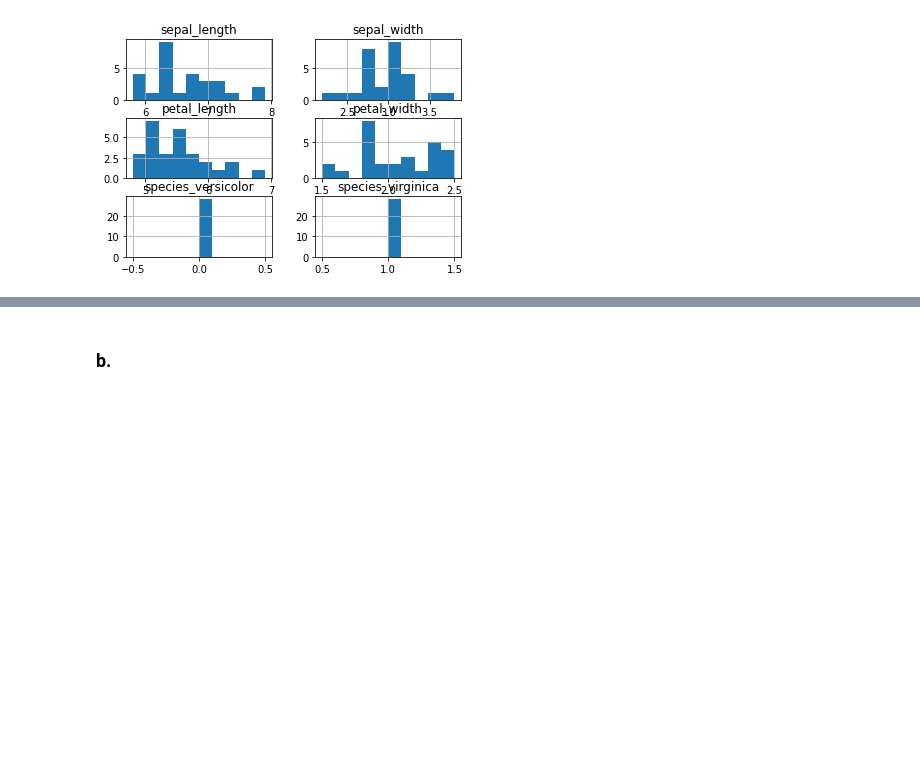
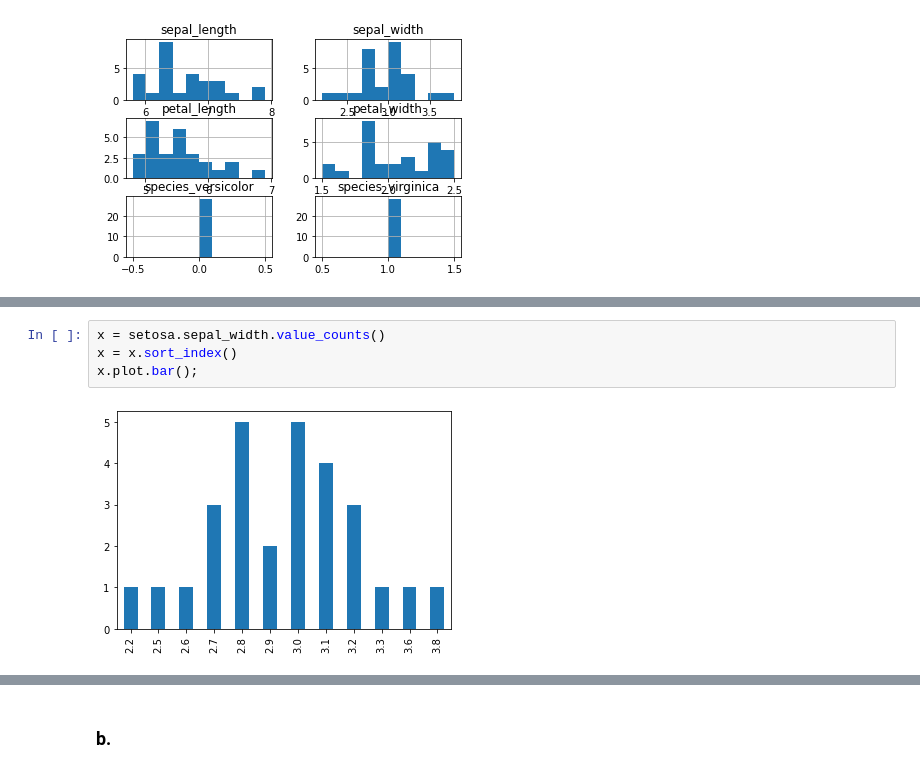
Before and after one commit to joann-balraj/classification-exercises, a Jupyter notebook: classification_exercises.ipynb, the cells around one changed output, grey strips where cells are left out. Saved outputs shown, nothing was run; the diff lists cells and outputs as text; blank space fills up the shorter version.

```diff
--- a/classification_exercises.ipynb
+++ b/classification_exercises.ipynb
@@ -652,0 +679,6 @@ x.plot.bar()
+# %%
+x = setosa.sepal_width.value_counts()
+x = x.sort_index()
+x.plot.bar();
+# %% [output]
+[figure, added]
```
Also changed, not shown: parts of 56 cells of this notebook.
